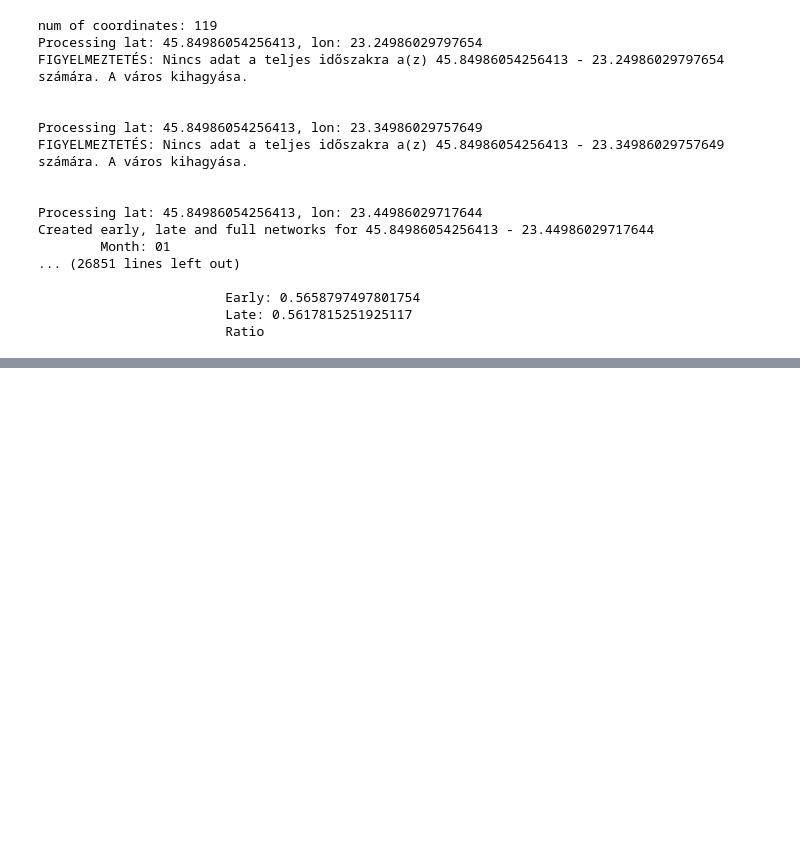
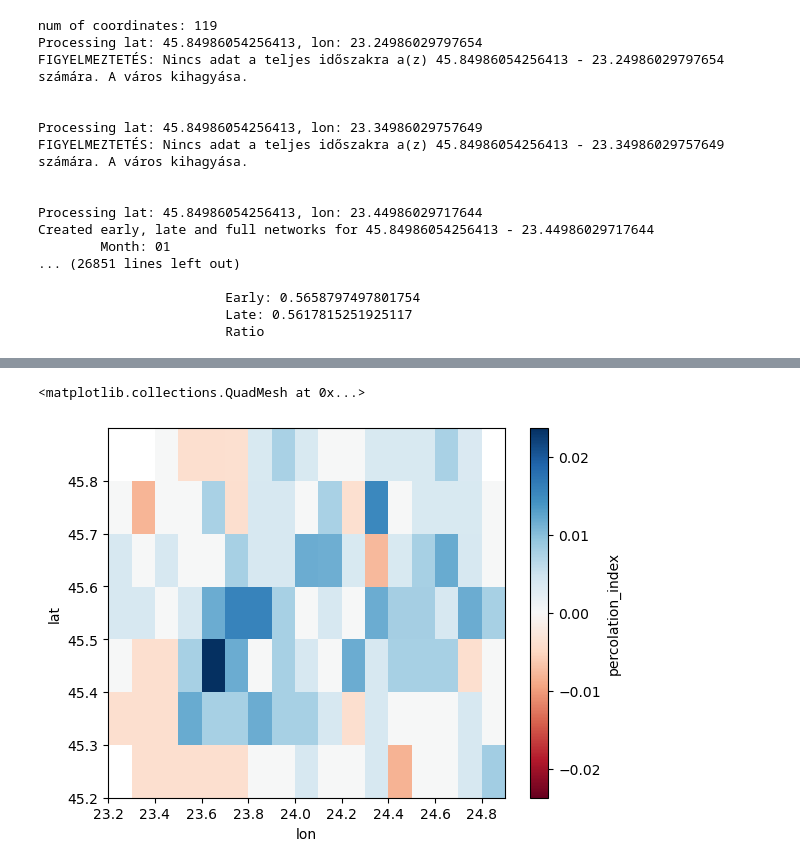
Before and after one commit to Saska1618/TimeBasedClimateNetworks, a Jupyter notebook: networks/pipeline/create_networks_calculate_indexes.ipynb, the cells around one changed output, grey strips where cells are left out. Cells and saved outputs as stored; diff of their text form; code cells hidden in the pictures; blank space fills up the shorter version.

```diff
--- a/networks/pipeline/create_networks_calculate_indexes.ipynb
+++ b/networks/pipeline/create_networks_calculate_indexes.ipynb
@@ -850,0 +993,5 @@ Created early, late and full networks for 45.84986054256413 - 23.44986029717644
+# %%
+ds['percolation_index'].plot(cmap = 'RdBu')
+# %% [output]
+<matplotlib.collections.QuadMesh at 0x...>
+[figure, added]
```
Also changed, not shown: parts of 4 cells of this notebook, 1 other file.
